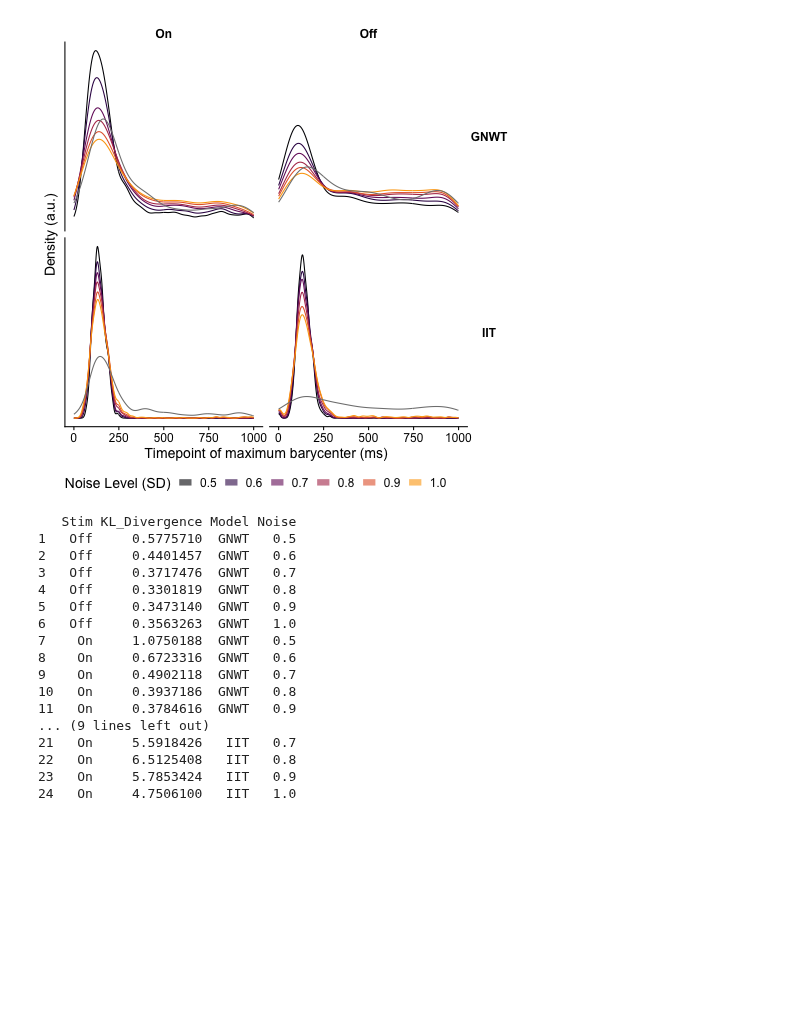
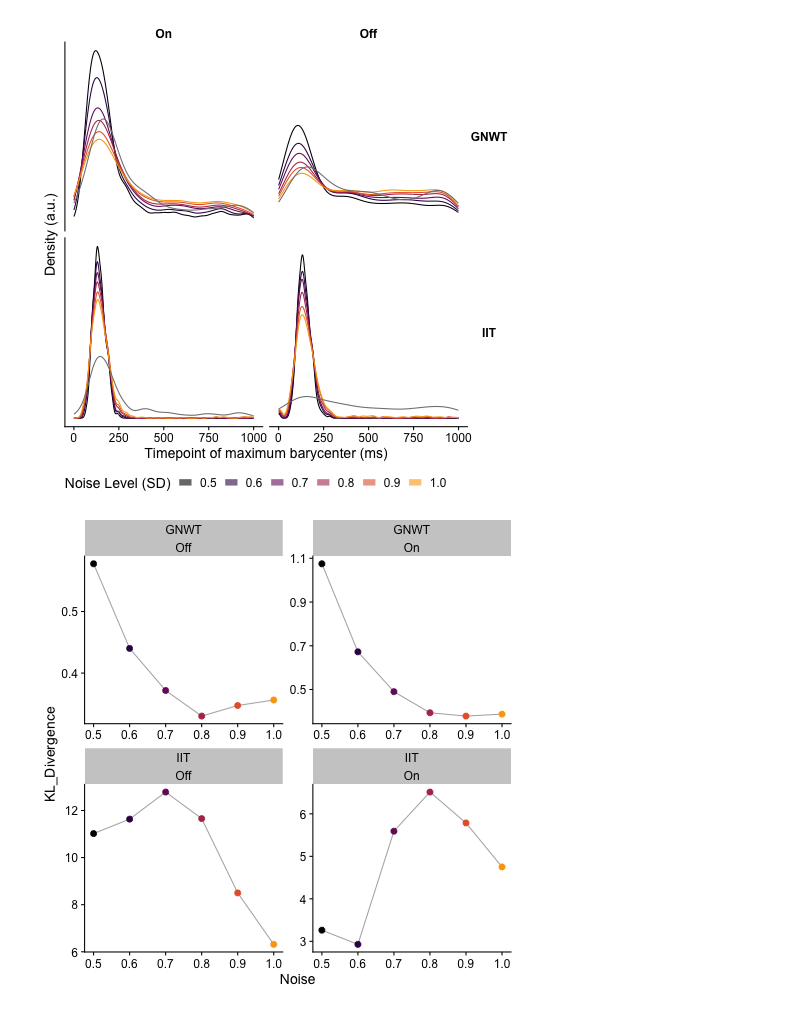
Before and after one commit to anniegbryant/MEG_functional_connectivity, a Jupyter notebook: data_visualization/barycenter_empirical_analysis.ipynb, the cells around one changed output. Cells and saved outputs as stored; diff of their text form; code cells hidden in the pictures; blank space fills up the shorter version.

Commit message:
robustness analysis figures

```diff
--- a/data_visualization/barycenter_empirical_analysis.ipynb
+++ b/data_visualization/barycenter_empirical_analysis.ipynb
@@ -660,26 +659,18 @@ all_data_for_comparison %>%
 # ggsave("../plots/modeling/Noise_model_vs_empirical_max_Euclidean_squared_barycenter.svg", width=5.5, height=4, units='in', dpi=300)
 # %% [output]
 [figure]
-# %%
-%%R -i all_KL_results
-
-all_KL_results %>%
-    arrange(Model, Stim, Noise)
-# %% [output]
-   Stim KL_Divergence Model Noise
-1   Off     0.5775710  GNWT   0.5
-2   Off     0.4401457  GNWT   0.6
-3   Off     0.3717476  GNWT   0.7
-4   Off     0.3301819  GNWT   0.8
-5   Off     0.3473140  GNWT   0.9
-6   Off     0.3563263  GNWT   1.0
-7    On     1.0750188  GNWT   0.5
-8    On     0.6723316  GNWT   0.6
-9    On     0.4902118  GNWT   0.7
-10   On     0.3937186  GNWT   0.8
-11   On     0.3784616  GNWT   0.9
-... (9 lines left out)
-21   On     5.5918426   IIT   0.7
-22   On     6.5125408   IIT   0.8
-23   On     5.7853424   IIT   0.9
-24   On     4.7506100   IIT   1.0
+# %%
+%%R -i all_KL_results
+
+plasma_colors <- viridis::inferno(6)[1:5]
+
+all_KL_results %>%
+    ggplot(data=., mapping=aes  (x=Noise, y=KL_Divergence)) +
+    geom_line(aes(group=Model), color='gray70') +
+    geom_point(aes(color=Noise), size=2.5) +
+    scale_color_gradientn(colors=plasma_colors) +
+    facet_wrap(Model ~ Stim, scales="free") +
+    theme(legend.position="none")
+# ggsave("../plots/modeling/Noise_model_vs_empirical_DKL.svg", width=4.5, height=4, units='in', dpi=300)
+# %% [output]
+[figure, added]
```
Also changed, not shown: parts of 7 cells of this notebook, 9 other files.
